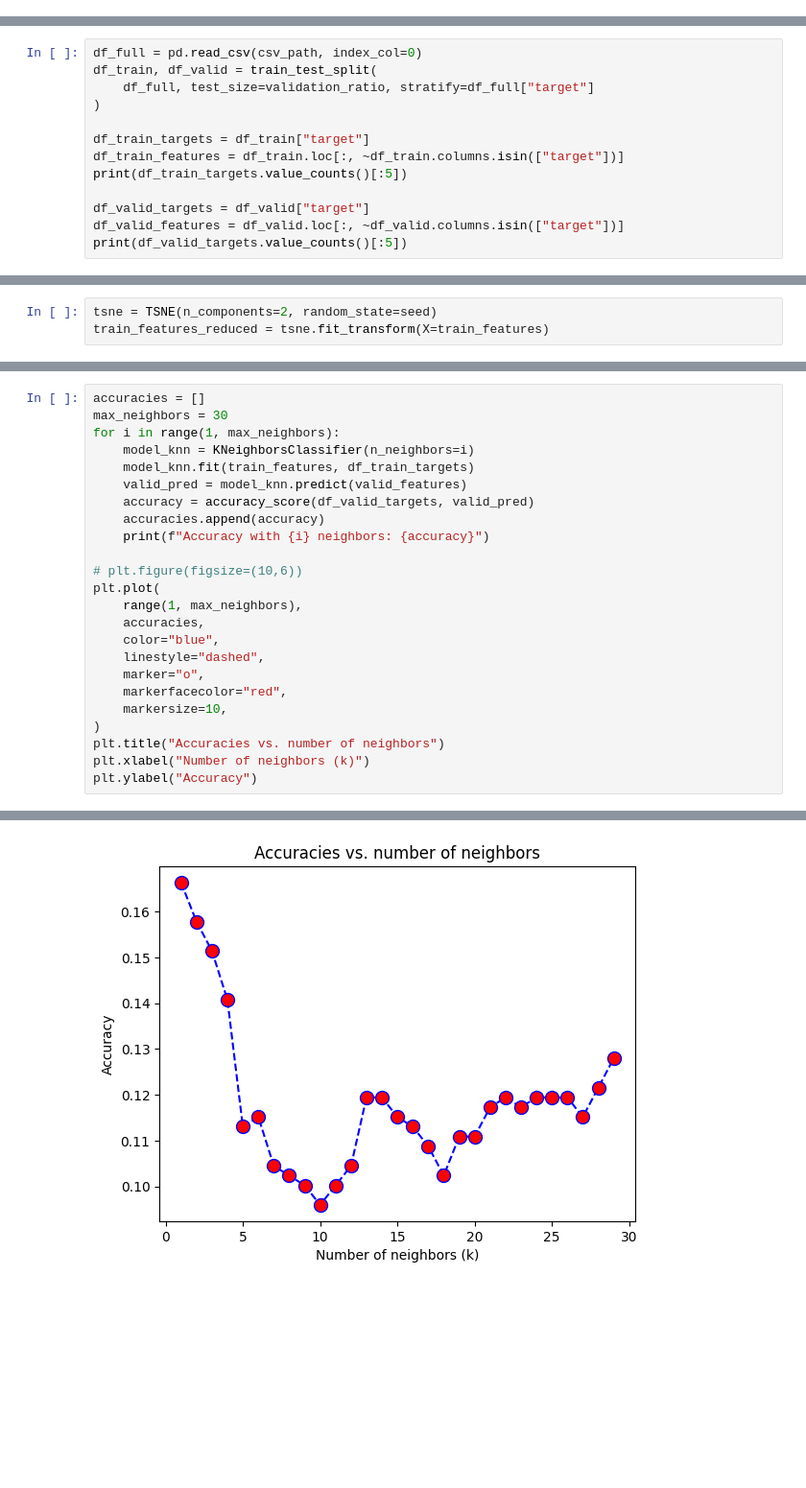
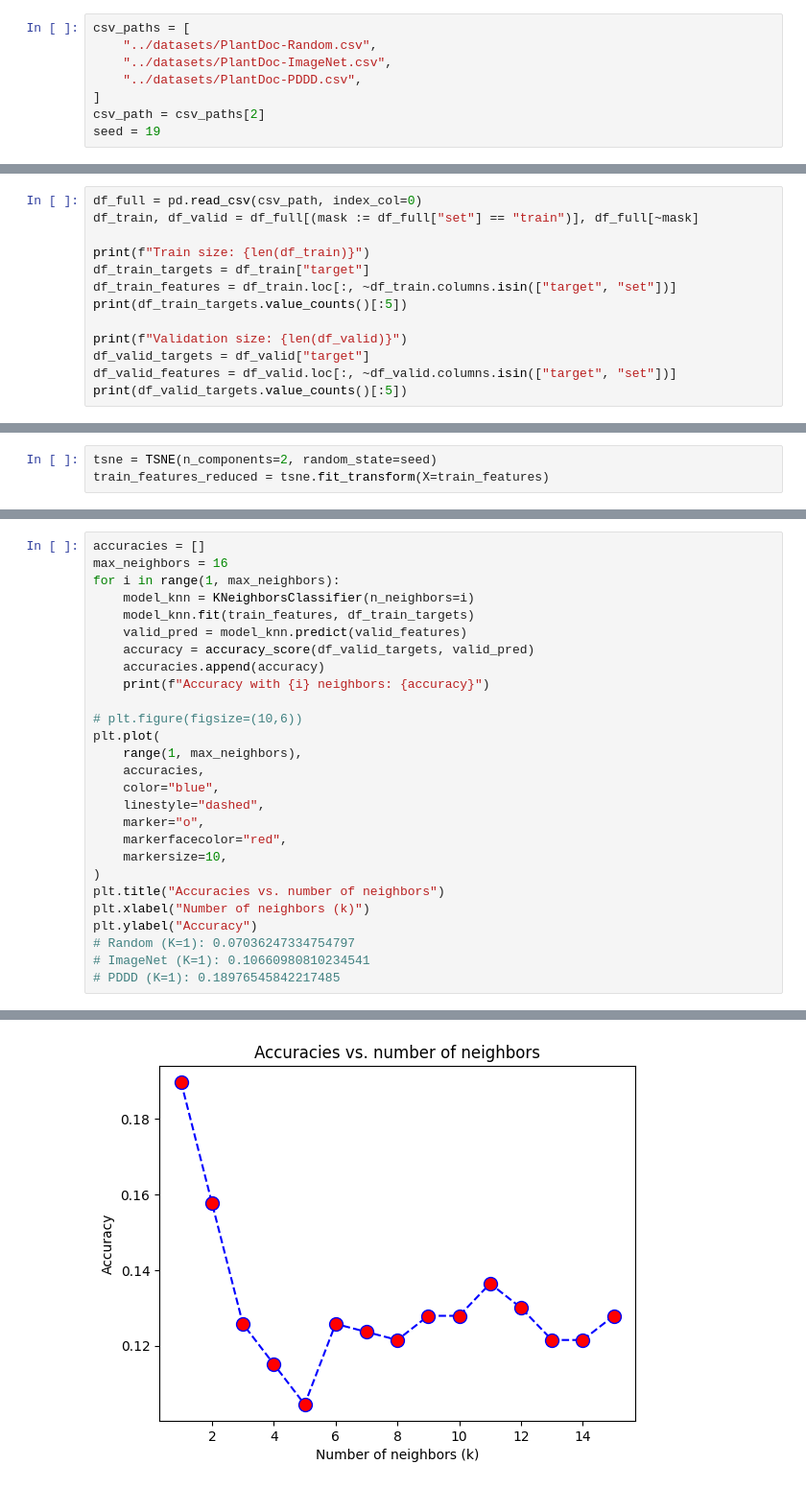
Before and after one commit to AlexanderPeter/thesis, a Jupyter notebook: code/18_use_features_with_knn.ipynb, the cells around one changed output, grey strips where cells are left out. Shown at 96% size. Cells and saved outputs as stored; diff of their text form; blank space fills up the shorter version.

Commit message:
ensure uniform split over all csv files

```diff
--- a/code/18_use_features_with_knn.ipynb
+++ b/code/18_use_features_with_knn.ipynb
@@ -14,0 +10,8 @@ validation_ratio = 0.2
+# %%
+csv_paths = [
+    "../datasets/PlantDoc-Random.csv",
+    "../datasets/PlantDoc-ImageNet.csv",
+    "../datasets/PlantDoc-PDDD.csv",
+]
+csv_path = csv_paths[2]
+seed = 19
@@ -15,14 +29,14 @@ validation_ratio = 0.2
 # %%
 df_full = pd.read_csv(csv_path, index_col=0)
-df_train, df_valid = train_test_split(
-    df_full, test_size=validation_ratio, stratify=df_full["target"]
-)
+df_train, df_valid = df_full[(mask := df_full["set"] == "train")], df_full[~mask]
 
+print(f"Train size: {len(df_train)}")
 df_train_targets = df_train["target"]
-df_train_features = df_train.loc[:, ~df_train.columns.isin(["target"])]
+df_train_features = df_train.loc[:, ~df_train.columns.isin(["target", "set"])]
 print(df_train_targets.value_counts()[:5])
 
+print(f"Validation size: {len(df_valid)}")
 df_valid_targets = df_valid["target"]
-df_valid_features = df_valid.loc[:, ~df_valid.columns.isin(["target"])]
+df_valid_features = df_valid.loc[:, ~df_valid.columns.isin(["target", "set"])]
 print(df_valid_targets.value_counts()[:5])
 # %% [output]
@@ -73,6 +89,6 @@ plt.show()
 # %%
 accuracies = []
-max_neighbors = 30
+max_neighbors = 16
 for i in range(1, max_neighbors):
     model_knn = KNeighborsClassifier(n_neighbors=i)
     model_knn.fit(train_features, df_train_targets)
@@ -94,4 +110,7 @@ plt.plot(
 plt.title("Accuracies vs. number of neighbors")
 plt.xlabel("Number of neighbors (k)")
 plt.ylabel("Accuracy")
+# Random (K=1): 0.07036247334754797
+# ImageNet (K=1): 0.10660980810234541
+# PDDD (K=1): 0.18976545842217485
 # %% [output]
@@ -115,5 +132,5 @@ Accuracy with 29 neighbors: 0.1279317697228145
 Text(0, 0.5, 'Accuracy')
-[figure, old version]
+[figure, new version]
 # %%
 model_lr = LogisticRegression(max_iter=1000)
 model_lr.fit(train_features, df_train_targets)
```
Also changed, not shown: parts of 9 cells of this notebook, 9 other files.
